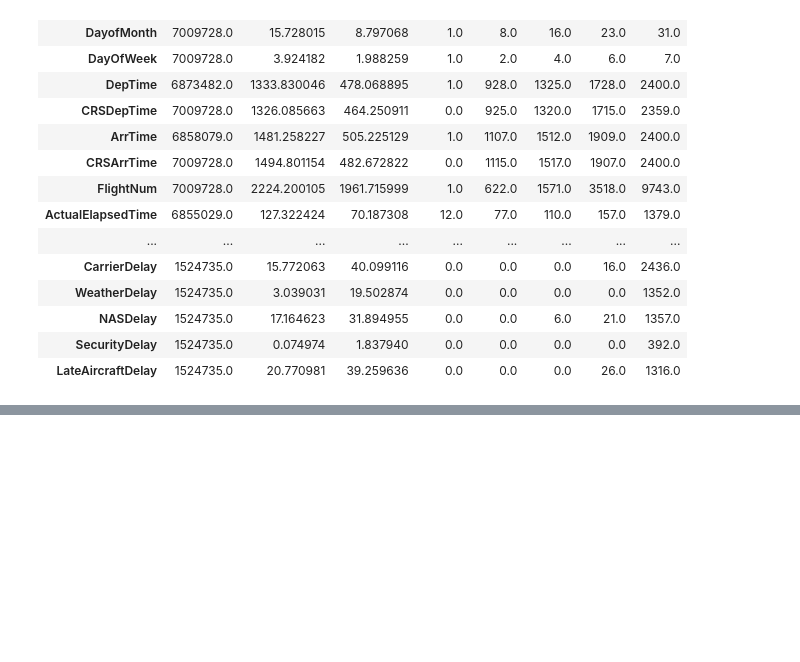
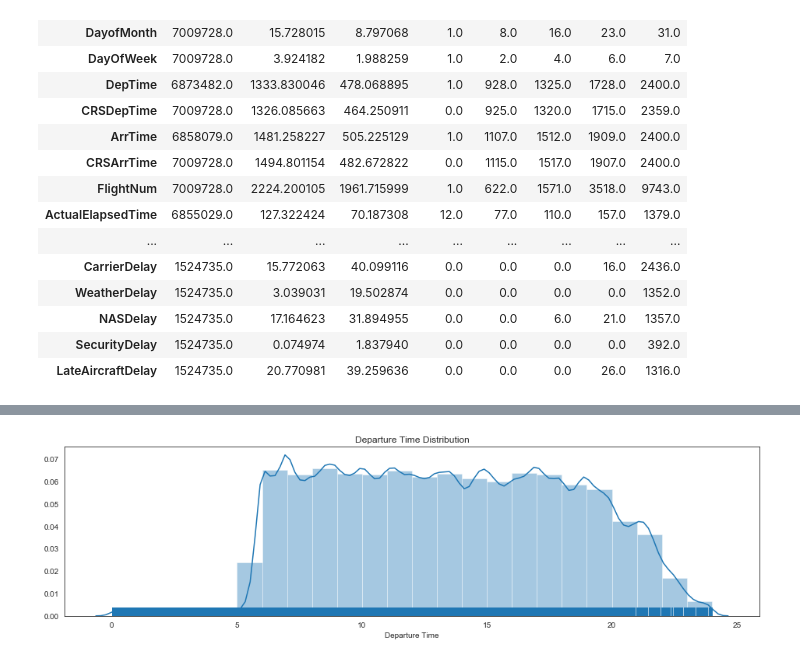
Before and after one commit to samfradkin/Thinkful-Data-Science, a Jupyter notebook: Unit 3/Potpourri/1.3.6.2 Supervised Learning Potpourri - 2 - Airline Arrivals.ipynb, the cells around one changed output, grey strips where cells are left out. Drawn from its saved outputs; the diff is of its cells as text; code cells hidden in the pictures; blank space fills up the shorter version.

```diff
--- a/Unit 3/Potpourri/1.3.6.2 Supervised Learning Potpourri - 2 - Airline Arrivals.ipynb
+++ b/Unit 3/Potpourri/1.3.6.2 Supervised Learning Potpourri - 2 - Airline Arrivals.ipynb
@@ -119,0 +220,10 @@ df.head()
+# %%
+departurecolumn = df['DepTime']
+
+plt.figure(figsize=(16,4))
+sns.distplot(departurecolumn, bins = 24, rug = True)
+plt.title('Departure Time Distribution')
+plt.xlabel('Departure Time')
+plt.show()
+# %% [output]
+[figure, added]
```
Also changed, not shown: parts of 43 cells of this notebook.
